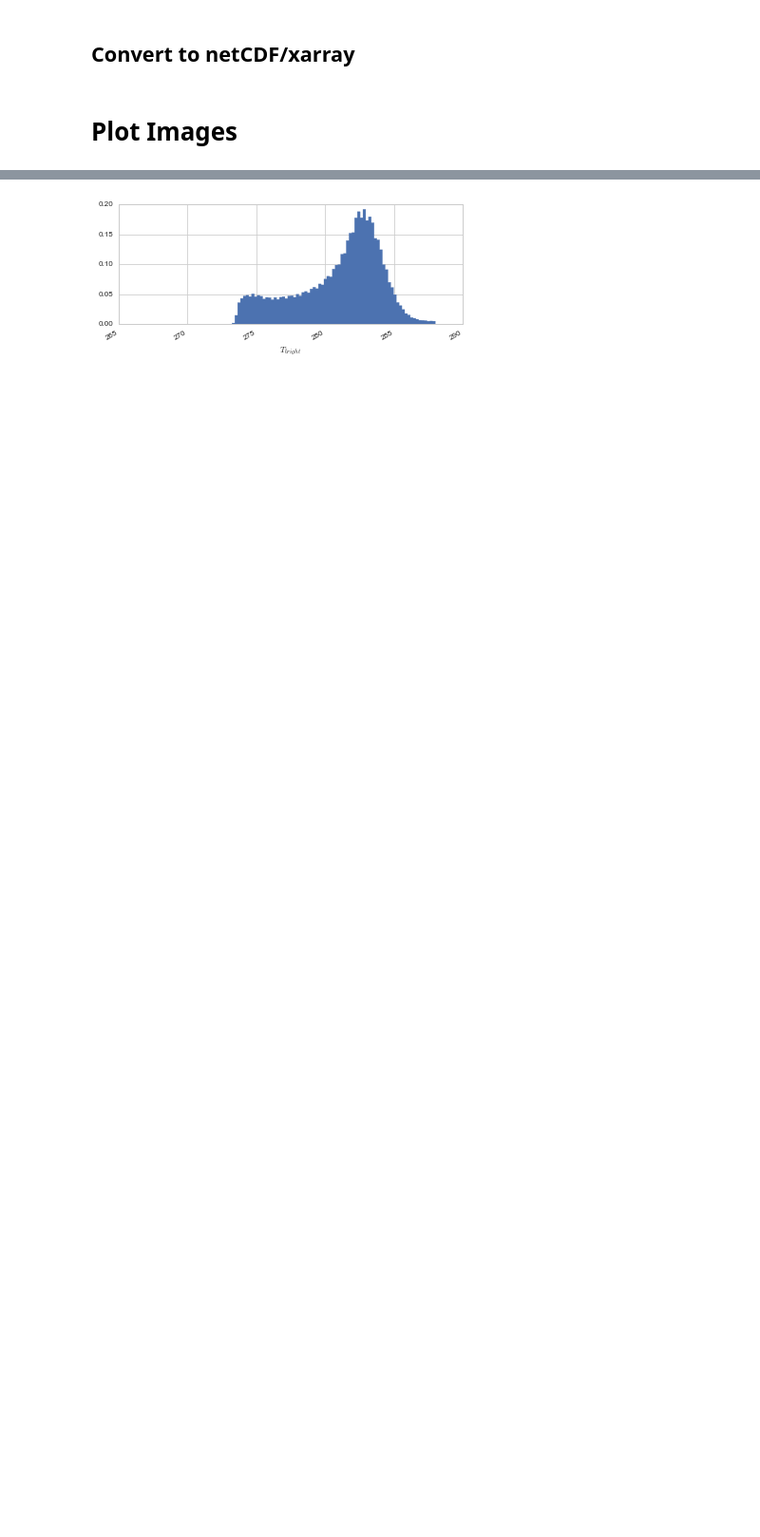
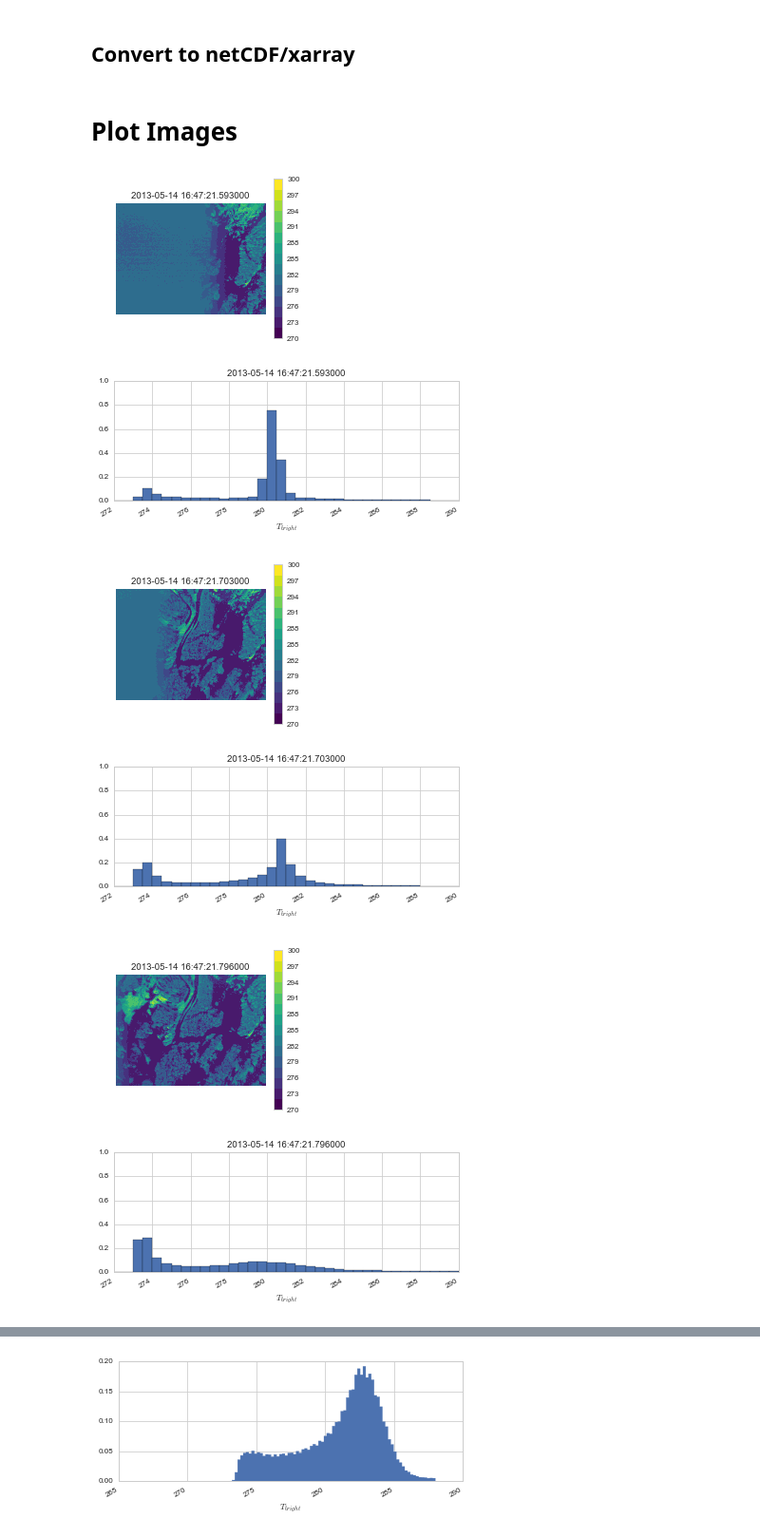
Before and after one commit to klapo/TurbulenceFeedbacks, a Jupyter notebook: TF.SNQ.IR_Flights_Movie.ipynb, the cells around one changed output, grey strips where cells are left out. Shown at 95% size. Cells and saved outputs as stored; diff of their text form; code cells hidden in the pictures; blank space fills up the shorter version.

```diff
--- a/TF.SNQ.IR_Flights_Movie.ipynb
+++ b/TF.SNQ.IR_Flights_Movie.ipynb
@@ -265,39 +318,49 @@ finalData = finalData[:, :, mask]
 # Plot Images
 # %%
 # Fomatting options for images
-cmin = 272
-cmax = 290
-tsp = np.linspace(cmin, cmax, 23)
-cmap = kgraph.cmap_discretize(cm.viridis, 23)
+cmin = 270
+cmax = 300
+tsp = np.linspace(cmin, cmax, 15)
+cmap = kgraph.cmap_discretize(cm.viridis, 15)
 
 os.chdir(dirPrint)
 
-for j in np.arange(0, 5):#np.arange(numFrames):
+for j in np.arange(numFrames):
     # Time stamp name for saved images
     timeStamp = str(timeFile.index[j].year) \
                 + str(timeFile.index[j].month).zfill(2) \
                 + str(timeFile.index[j].day).zfill(2) \
                 + str(timeFile.index[j].hour*100) \
                 + '_image' + str(fIndex[j])
 
     # IR image
     fig, ax = plt.subplots(1, 1, figsize=(3.5, 3))
     im = ax.imshow(binDataOut[:, :, j] / 250 + 194, interpolation='nearest',
                    cmap=cmap, vmin=cmin, vmax=cmax)
     ax.set_title(timeFile.index[j])
     ax.set_axis_off()
     fig.colorbar(im)
     fig.savefig(timeStamp + '.pdf')
     plt.close(fig)
 
     # Histogram of IR images
     fig, ax = plt.subplots(1, 1, figsize=(6.5, 2.5))
     ax.hist(binDataOut[:, :, j].reshape(info['height'] * info['width']) / 250 + 194,
-            bins=np.arange(272, 290, .5));
+            bins=np.arange(270, 300, 0.5), normed=True);
     ax.set_title(timeFile.index[j])
-    ax.set_ylim(0, 30000)
+    ax.set_ylim(0, 1)
     ax.set_xlim(272, 290)
     ax.set_xlabel('$T_{bright}$')
     fig.autofmt_xdate()
     fig.savefig(timeStamp + '.hist.pdf')
     plt.close(fig)
+
+    if numFrames > 1:
+        print("\r", '%d of %d' % (j + 1, numFrames), end="")
+# %% [output]
+[figure, added]
+[figure, added]
+[figure, added]
+[figure, added]
+[figure, added]
+[figure, added]
```
Also changed, not shown: parts of 8 cells of this notebook.
